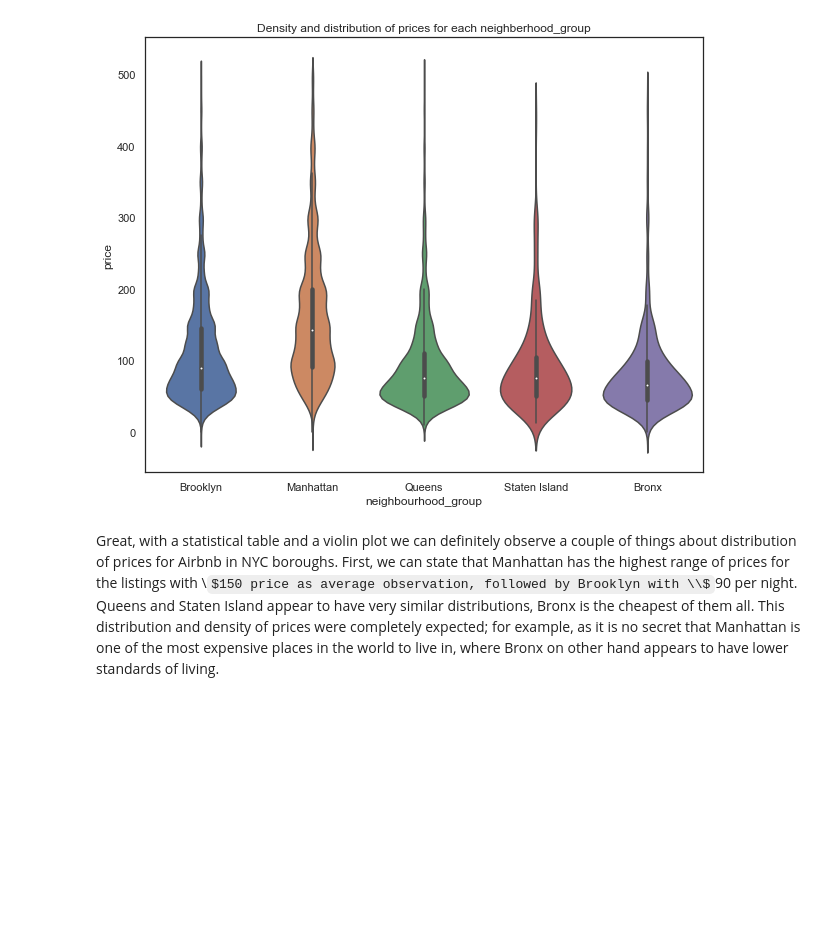
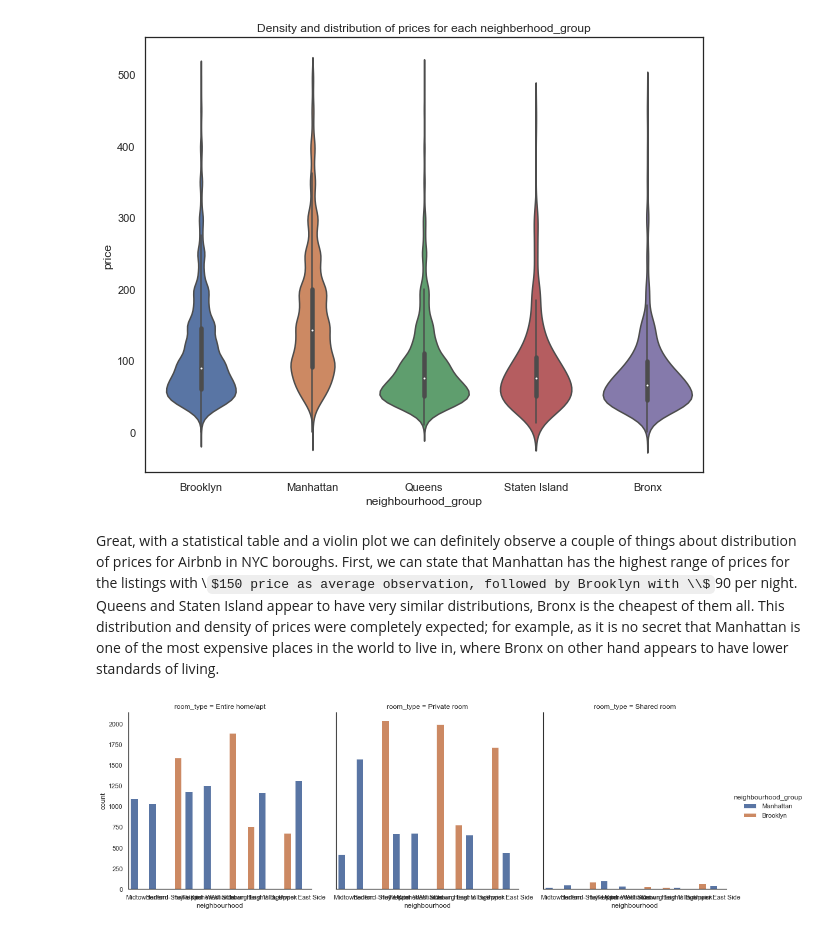
Before and after one commit to Shivanshu04/Datavisualisation, a Jupyter notebook: Airnbn_eda/airbnb.ipynb, the cells around one changed output. Cells and saved outputs as stored; diff of their text form; code cells hidden in the pictures; some formulas as TeX source; blank space fills up the shorter version.

```diff
--- a/Airnbn_eda/airbnb.ipynb
+++ b/Airnbn_eda/airbnb.ipynb
@@ -368,3 +368,13 @@ Text(0.5, 1.0, 'Density and distribution of prices for each neighberhood_group')
 [figure]
 # %% [markdown]
 Great, with a statistical table and a violin plot we can definitely observe a couple of things about distribution of prices for Airbnb in NYC boroughs. First, we can state that Manhattan has the highest range of prices for the listings with \\$150 price as average observation, followed by Brooklyn with \\$90 per night. Queens and Staten Island appear to have very similar distributions, Bronx is the cheapest of them all. This distribution and density of prices were completely expected; for example, as it is no secret that Manhattan is one of the most expensive places in the world to live in, where Bronx on other hand appears to have lower standards of living.
+# %%
+#let's now combine this with our boroughs and room type for a rich visualization we can make
+
+#grabbing top 10 neighbourhoods for sub-dataframe
+sub_7=df.loc[df['neighbourhood'].isin(['Williamsburg','Bedford-Stuyvesant','Harlem','Bushwick',
+                 'Upper West Side','Hell\'s Kitchen','East Village','Upper East Side','Crown Heights','Midtown'])]
+#using catplot to represent multiple interesting attributes together and a count
+viz_3=sns.catplot(x='neighbourhood', hue='neighbourhood_group', col='room_type', data=sub_7, kind='count')
+# %% [output]
+[figure, added]
```
Also changed, not shown: parts of 6 cells of this notebook.
